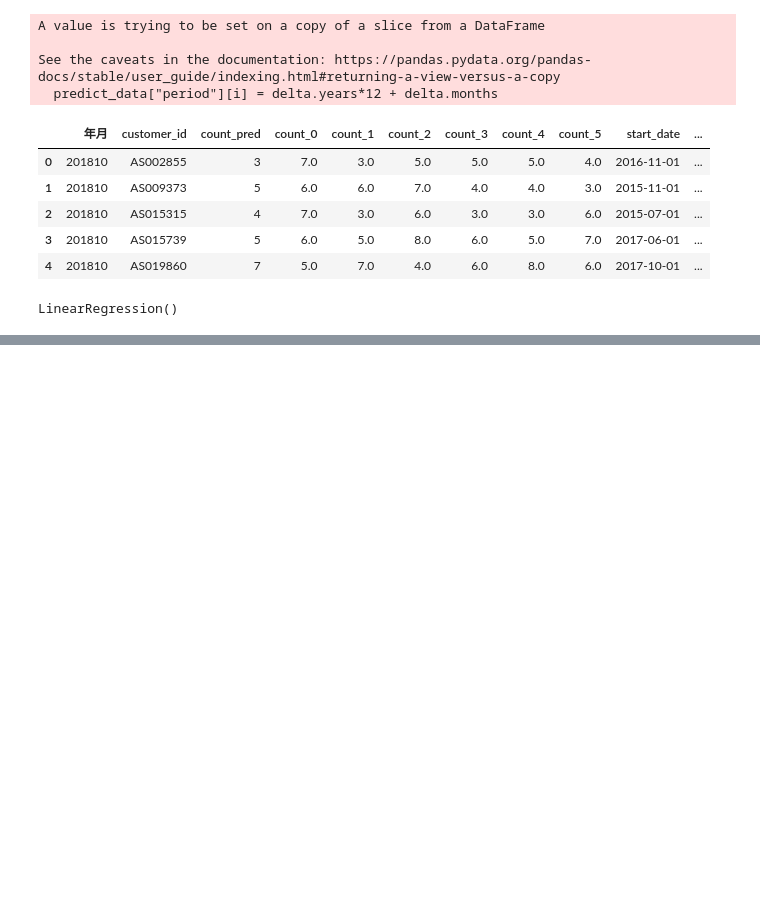
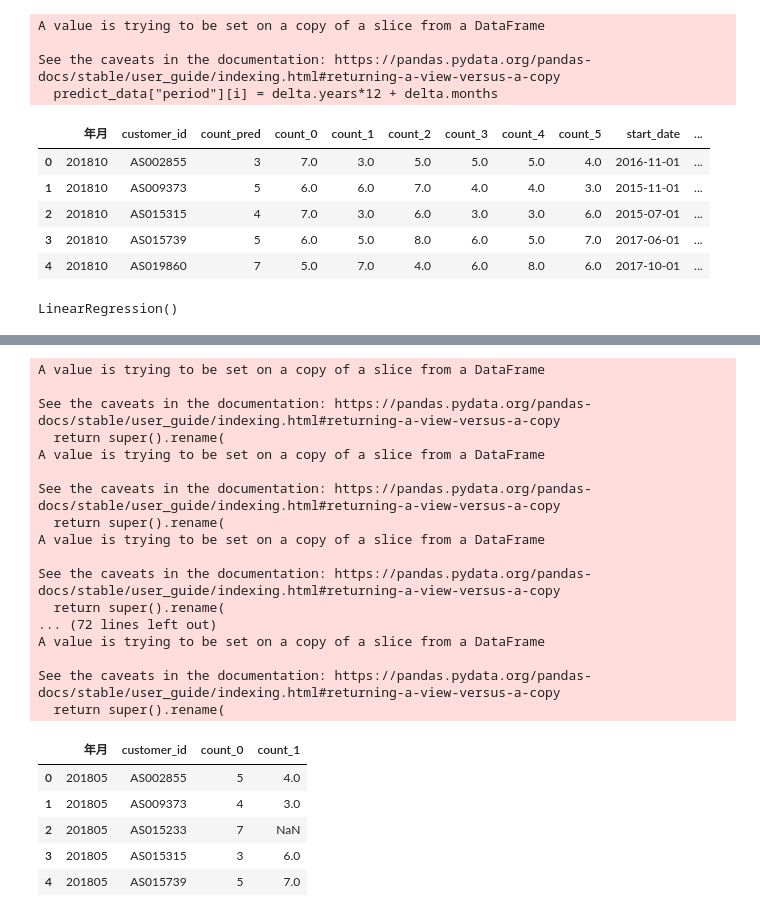
Before and after one commit to katuhito/workspace003, a Jupyter notebook: knock003.ipynb, the cells around one changed output, grey strips where cells are left out. Drawn from its saved outputs; the diff is of its cells as text; code cells hidden in the pictures; blank space fills up the shorter version.

```diff
--- a/knock003.ipynb
+++ b/knock003.ipynb
@@ -652,3 +652,51 @@ array([3.86369927, 1.95513895])
 # %%
 #uselog_monthsデータを出力
 uselog_months.to_csv("use_log_months.csv", index=False)
+# %%
+"""顧客の退会を予測する"""
+#退会してしまう会員が退会する原因を分析する。
+
+#データの読み込み。利用データ整形。
+import pandas as pd
+
+customer = pd.read_csv('customer_join.csv')
+uselog_months = pd.read_csv('use_log_months.csv')
+
+#機械学習用にデータを加工=>未来を予測
+#当月と過去1ヶ月の利用回数を集計したデータを作成
+year_months = list(uselog_months["年月"].unique())
+uselog = pd.DataFrame()
+for i in range(1, len(year_months)):
+    tmp = uselog_months.loc[uselog_months["年月"]==year_months[i]]
+    tmp.rename(columns={"count":"count_0"}, inplace=True)
+    tmp_before = uselog_months.loc[uselog_months["年月"]==year_months[i - 1]]
+    del tmp_before["年月"]
+    tmp_before.rename(columns={"count":"count_1"}, inplace=True)
+    tmp = pd.merge(tmp, tmp_before, on="customer_id", how="left")
+    uselog = pd.concat([uselog, tmp], ignore_index=True)
+
+uselog.head()
+# %% [output]
+A value is trying to be set on a copy of a slice from a DataFrame
+
+See the caveats in the documentation: https://pandas.pydata.org/pandas-docs/stable/user_guide/indexing.html#returning-a-view-versus-a-copy
+  return super().rename(
+A value is trying to be set on a copy of a slice from a DataFrame
+
+See the caveats in the documentation: https://pandas.pydata.org/pandas-docs/stable/user_guide/indexing.html#returning-a-view-versus-a-copy
+  return super().rename(
+A value is trying to be set on a copy of a slice from a DataFrame
+
+See the caveats in the documentation: https://pandas.pydata.org/pandas-docs/stable/user_guide/indexing.html#returning-a-view-versus-a-copy
+  return super().rename(
+... (72 lines left out)
+A value is trying to be set on a copy of a slice from a DataFrame
+
+See the caveats in the documentation: https://pandas.pydata.org/pandas-docs/stable/user_guide/indexing.html#returning-a-view-versus-a-copy
+  return super().rename(
+|  | 年月 | customer_id | count_0 | count_1 |
+| 0 | 201805 | AS002855 | 5 | 4.0 |
+| 1 | 201805 | AS009373 | 4 | 3.0 |
+| 2 | 201805 | AS015233 | 7 | NaN |
+| 3 | 201805 | AS015315 | 3 | 6.0 |
+| 4 | 201805 | AS015739 | 5 | 7.0 |
```
Also changed, not shown: parts of 5 cells of this notebook, 2 other files.
